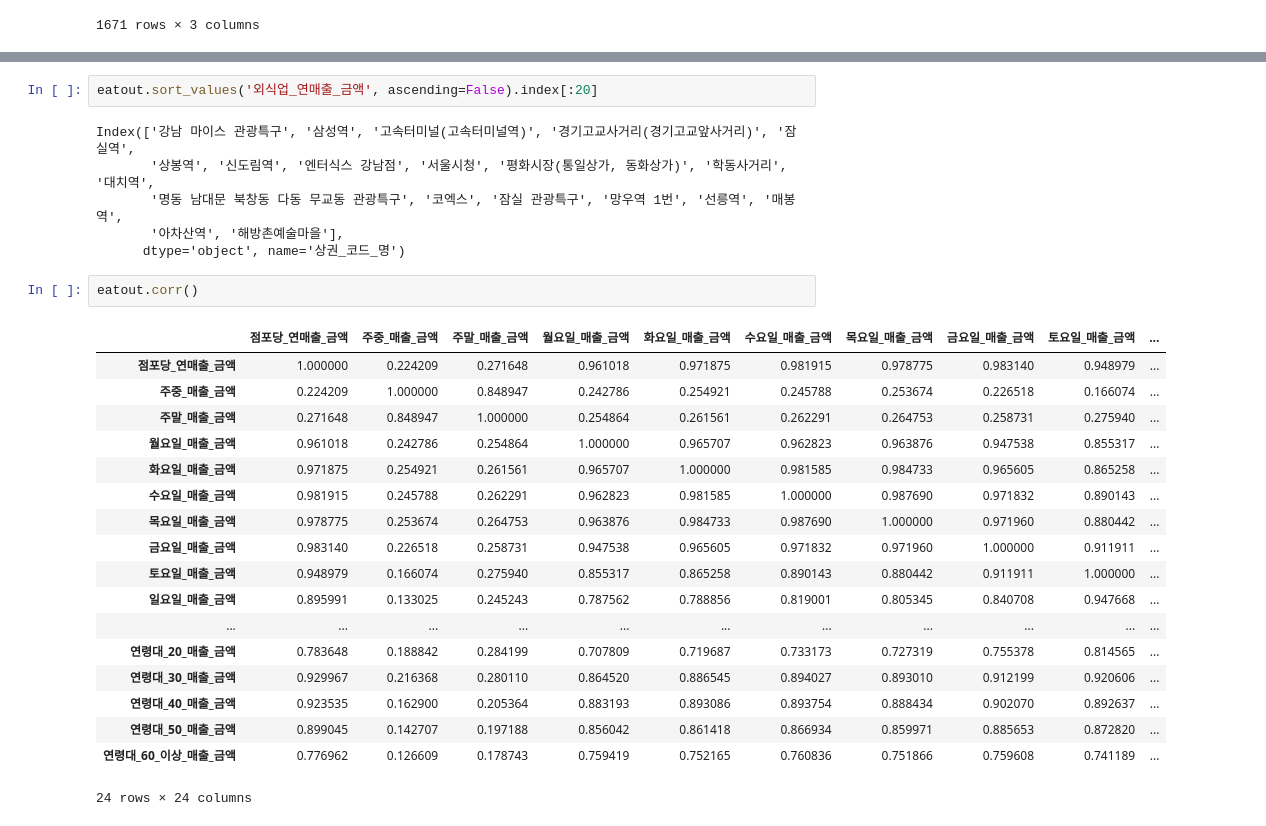
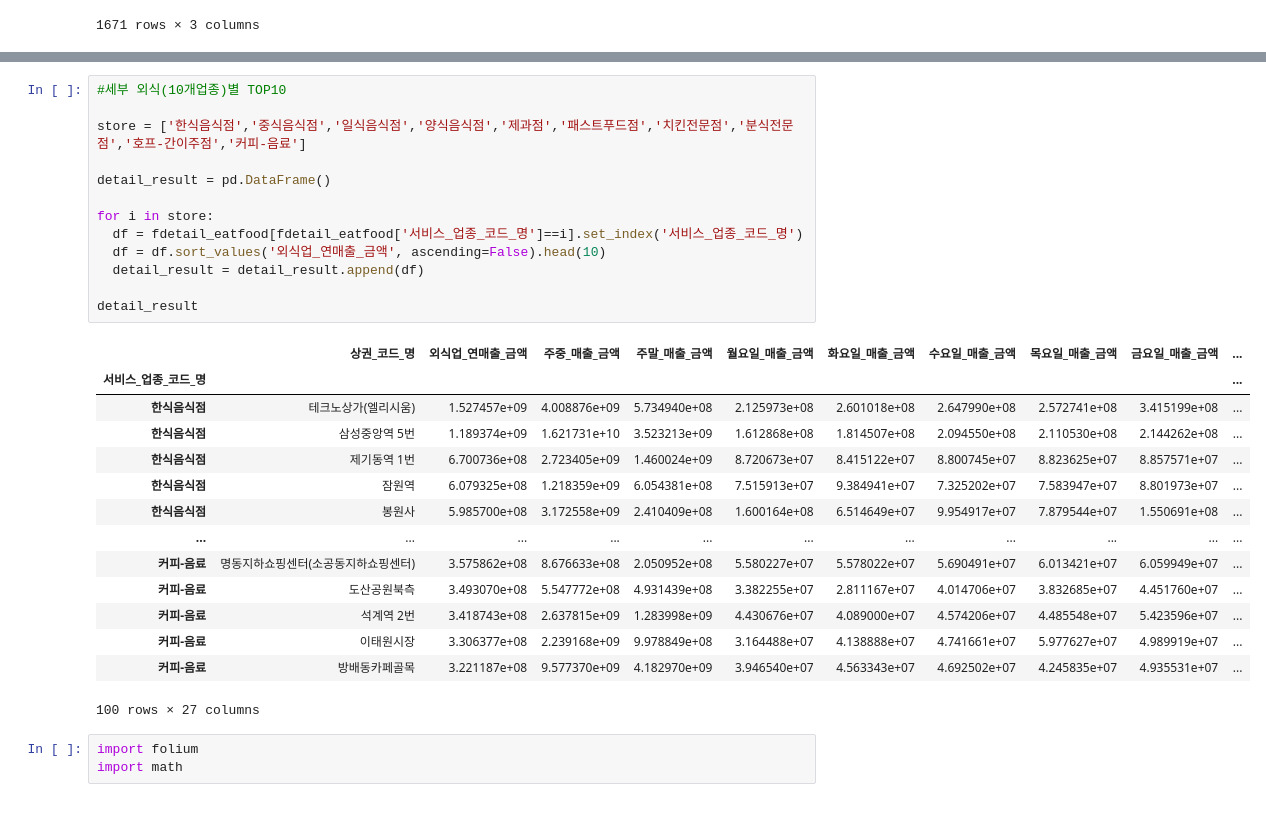
Before and after one commit to junhokim42/Python_study, a Jupyter notebook: Bigdata_training/Bigdata_analysis/Bigdata_project/seoul.ipynb, the cells around one changed output, grey strips where cells are left out. Saved outputs shown, nothing was run; the diff lists cells and outputs as text.

```diff
--- a/Bigdata_training/Bigdata_analysis/Bigdata_project/seoul.ipynb
+++ b/Bigdata_training/Bigdata_analysis/Bigdata_project/seoul.ipynb
@@ -233,29 +235,31 @@ eatout
-# %%
-eatout.sort_values('외식업_연매출_금액', ascending=False).index[:20]
-# %% [output]
-Index(['강남 마이스 관광특구', '삼성역', '고속터미널(고속터미널역)', '경기고교사거리(경기고교앞사거리)', '잠실역',
-       '상봉역', '신도림역', '엔터식스 강남점', '서울시청', '평화시장(통일상가, 동화상가)', '학동사거리', '대치역',
-       '명동 남대문 북창동 다동 무교동 관광특구', '코엑스', '잠실 관광특구', '망우역 1번', '선릉역', '매봉역',
-       '아차산역', '해방촌예술마을'],
-      dtype='object', name='상권_코드_명')
-# %%
-eatout.corr()
-# %% [output]
-|  | 점포당_연매출_금액 | 주중_매출_금액 | 주말_매출_금액 | 월요일_매출_금액 | 화요일_매출_금액 | 수요일_매출_금액 | 목요일_매출_금액 | 금요일_매출_금액 | 토요일_매출_금액 | ... |
-| 점포당_연매출_금액 | 1.000000 | 0.224209 | 0.271648 | 0.961018 | 0.971875 | 0.981915 | 0.978775 | 0.983140 | 0.948979 | ... |
-| 주중_매출_금액 | 0.224209 | 1.000000 | 0.848947 | 0.242786 | 0.254921 | 0.245788 | 0.253674 | 0.226518 | 0.166074 | ... |
-| 주말_매출_금액 | 0.271648 | 0.848947 | 1.000000 | 0.254864 | 0.261561 | 0.262291 | 0.264753 | 0.258731 | 0.275940 | ... |
-| 월요일_매출_금액 | 0.961018 | 0.242786 | 0.254864 | 1.000000 | 0.965707 | 0.962823 | 0.963876 | 0.947538 | 0.855317 | ... |
-| 화요일_매출_금액 | 0.971875 | 0.254921 | 0.261561 | 0.965707 | 1.000000 | 0.981585 | 0.984733 | 0.965605 | 0.865258 | ... |
-| 수요일_매출_금액 | 0.981915 | 0.245788 | 0.262291 | 0.962823 | 0.981585 | 1.000000 | 0.987690 | 0.971832 | 0.890143 | ... |
-| 목요일_매출_금액 | 0.978775 | 0.253674 | 0.264753 | 0.963876 | 0.984733 | 0.987690 | 1.000000 | 0.971960 | 0.880442 | ... |
-| 금요일_매출_금액 | 0.983140 | 0.226518 | 0.258731 | 0.947538 | 0.965605 | 0.971832 | 0.971960 | 1.000000 | 0.911911 | ... |
-| 토요일_매출_금액 | 0.948979 | 0.166074 | 0.275940 | 0.855317 | 0.865258 | 0.890143 | 0.880442 | 0.911911 | 1.000000 | ... |
-| 일요일_매출_금액 | 0.895991 | 0.133025 | 0.245243 | 0.787562 | 0.788856 | 0.819001 | 0.805345 | 0.840708 | 0.947668 | ... |
-| ... | ... | ... | ... | ... | ... | ... | ... | ... | ... | ... |
-| 연령대_20_매출_금액 | 0.783648 | 0.188842 | 0.284199 | 0.707809 | 0.719687 | 0.733173 | 0.727319 | 0.755378 | 0.814565 | ... |
-| 연령대_30_매출_금액 | 0.929967 | 0.216368 | 0.280110 | 0.864520 | 0.886545 | 0.894027 | 0.893010 | 0.912199 | 0.920606 | ... |
-| 연령대_40_매출_금액 | 0.923535 | 0.162900 | 0.205364 | 0.883193 | 0.893086 | 0.893754 | 0.888434 | 0.902070 | 0.892637 | ... |
-| 연령대_50_매출_금액 | 0.899045 | 0.142707 | 0.197188 | 0.856042 | 0.861418 | 0.866934 | 0.859971 | 0.885653 | 0.872820 | ... |
-| 연령대_60_이상_매출_금액 | 0.776962 | 0.126609 | 0.178743 | 0.759419 | 0.752165 | 0.760836 | 0.751866 | 0.759608 | 0.741189 | ... |
-24 rows × 24 columns
+# %%
+#세부 외식(10개업종)별 TOP10
+
+store = ['한식음식점','중식음식점','일식음식점','양식음식점','제과점','패스트푸드점','치킨전문점','분식전문점','호프-간이주점','커피-음료']
+
+detail_result = pd.DataFrame()
+
+for i in store:
+  df = fdetail_eatfood[fdetail_eatfood['서비스_업종_코드_명']==i].set_index('서비스_업종_코드_명')
+  df = df.sort_values('외식업_연매출_금액', ascending=False).head(10)
+  detail_result = detail_result.append(df)
+
+detail_result
+# %% [output]
+|  | 상권_코드_명 | 외식업_연매출_금액 | 주중_매출_금액 | 주말_매출_금액 | 월요일_매출_금액 | 화요일_매출_금액 | 수요일_매출_금액 | 목요일_매출_금액 | 금요일_매출_금액 | ... |
+| 서비스_업종_코드_명 |  |  |  |  |  |  |  |  |  | ... |
+| 한식음식점 | 테크노상가(엘리시움) | 1.527457e+09 | 4.008876e+09 | 5.734940e+08 | 2.125973e+08 | 2.601018e+08 | 2.647990e+08 | 2.572741e+08 | 3.415199e+08 | ... |
+| 한식음식점 | 삼성중앙역 5번 | 1.189374e+09 | 1.621731e+10 | 3.523213e+09 | 1.612868e+08 | 1.814507e+08 | 2.094550e+08 | 2.110530e+08 | 2.144262e+08 | ... |
+| 한식음식점 | 제기동역 1번 | 6.700736e+08 | 2.723405e+09 | 1.460024e+09 | 8.720673e+07 | 8.415122e+07 | 8.800745e+07 | 8.823625e+07 | 8.857571e+07 | ... |
+| 한식음식점 | 잠원역 | 6.079325e+08 | 1.218359e+09 | 6.054381e+08 | 7.515913e+07 | 9.384941e+07 | 7.325202e+07 | 7.583947e+07 | 8.801973e+07 | ... |
+| 한식음식점 | 봉원사 | 5.985700e+08 | 3.172558e+09 | 2.410409e+08 | 1.600164e+08 | 6.514649e+07 | 9.954917e+07 | 7.879544e+07 | 1.550691e+08 | ... |
+| ... | ... | ... | ... | ... | ... | ... | ... | ... | ... | ... |
+| 커피-음료 | 명동지하쇼핑센터(소공동지하쇼핑센터) | 3.575862e+08 | 8.676633e+08 | 2.050952e+08 | 5.580227e+07 | 5.578022e+07 | 5.690491e+07 | 6.013421e+07 | 6.059949e+07 | ... |
+| 커피-음료 | 도산공원북측 | 3.493070e+08 | 5.547772e+08 | 4.931439e+08 | 3.382255e+07 | 2.811167e+07 | 4.014706e+07 | 3.832685e+07 | 4.451760e+07 | ... |
+| 커피-음료 | 석계역 2번 | 3.418743e+08 | 2.637815e+09 | 1.283998e+09 | 4.430676e+07 | 4.089000e+07 | 4.574206e+07 | 4.485548e+07 | 5.423596e+07 | ... |
+| 커피-음료 | 이태원시장 | 3.306377e+08 | 2.239168e+09 | 9.978849e+08 | 3.164488e+07 | 4.138888e+07 | 4.741661e+07 | 5.977627e+07 | 4.989919e+07 | ... |
+| 커피-음료 | 방배동카페골목 | 3.221187e+08 | 9.577370e+09 | 4.182970e+09 | 3.946540e+07 | 4.563343e+07 | 4.692502e+07 | 4.245835e+07 | 4.935531e+07 | ... |
+100 rows × 27 columns
+# %%
+import folium
+import math
```
Also changed, not shown: parts of 11 cells of this notebook.
